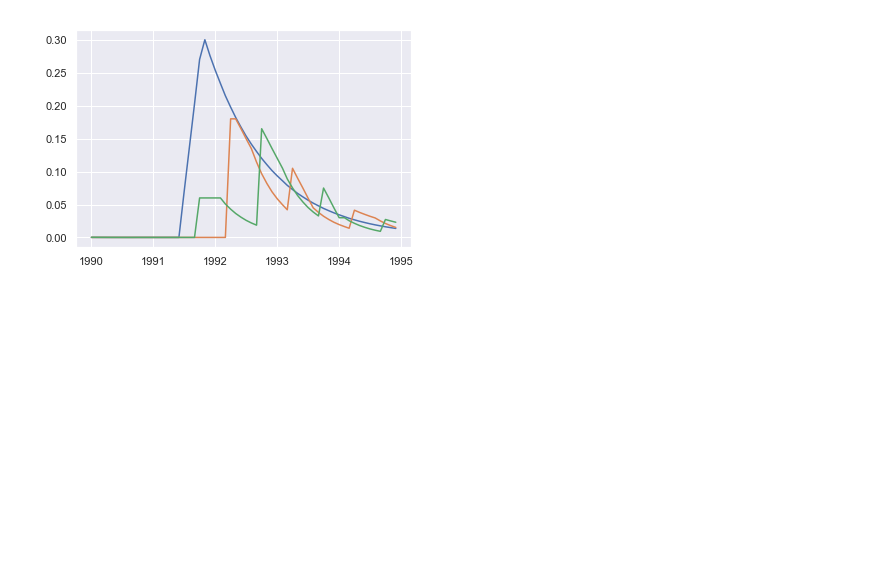
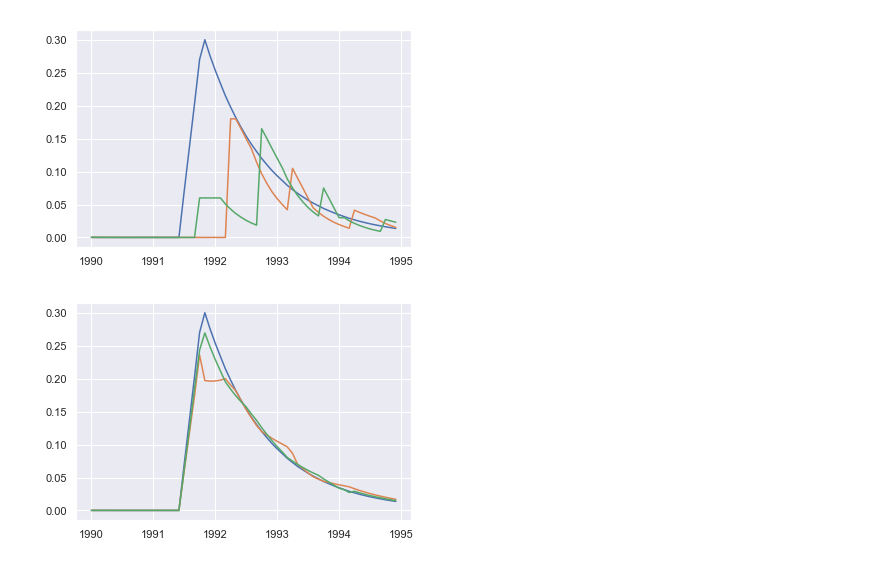
Before and after one commit to DylanHong/MtPinatubo, a Jupyter notebook: Earthquake.ipynb, the cells around one changed output. Saved outputs shown, nothing was run; the diff lists cells and outputs as text; code cells hidden in the pictures; blank space fills up the shorter version.

```diff
--- a/Earthquake.ipynb
+++ b/Earthquake.ipynb
@@ -187,3 +213,11 @@ plt.plot(rand['date'],rand['2.8'])
 plt.show()
 # %% [output]
 [figure]
+# %%
+plt.figure(1)
+plt.plot(rand['date'],rand['95.2'])
+plt.plot(rand['date'],rand['123.2'])
+plt.plot(rand['date'],rand['67.2'])
+plt.show()
+# %% [output]
+[figure, added]
```
Also changed, not shown: parts of 11 cells of this notebook, 1 other file.
